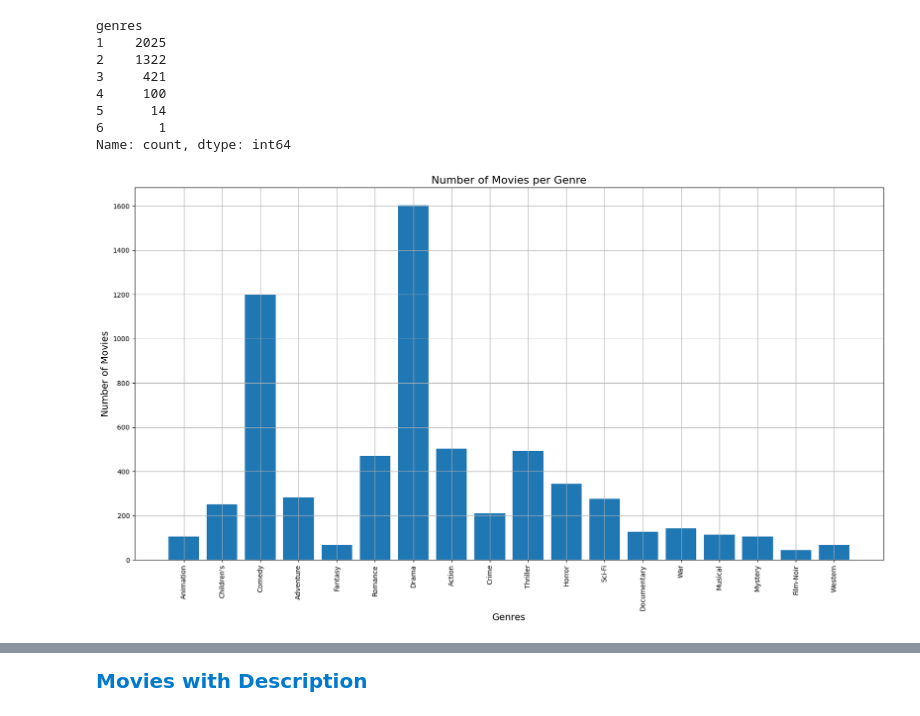
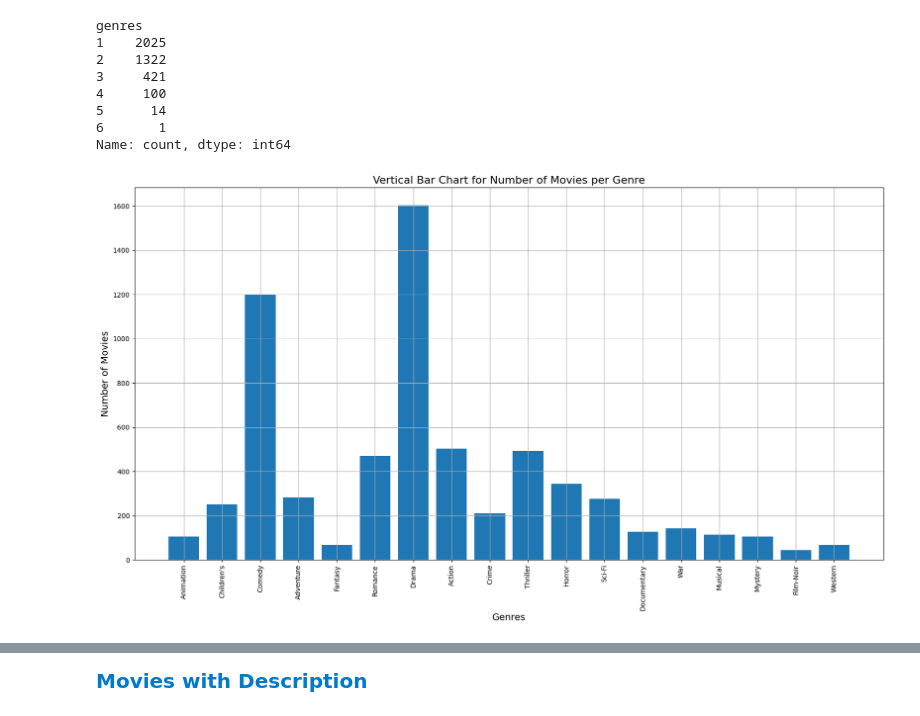
Before and after one commit to Hoang-Doan123/Movie-Recommendation-System-on-MovieLens, a Jupyter notebook: Data_Analyzing.ipynb, the cells around one changed output, grey strips where cells are left out. Saved outputs shown, nothing was run; the diff lists cells and outputs as text; code cells hidden in the pictures.

```diff
--- a/Data_Analyzing.ipynb
+++ b/Data_Analyzing.ipynb
@@ -77,22 +77,22 @@ Name: count, dtype: int64
 # %%
 from collections import defaultdict
 
 genres_counter = defaultdict(int)
 for genre_str in movies['genres']:
     genres = genre_str.split('|')
     for genre in genres:
         genres_counter[genre] += 1
 
 plt.figure(figsize=(20, 10))
 plt.bar(x=genres_counter.keys(), height=genres_counter.values())
 plt.xticks(rotation=90)
 plt.xlabel('Genres', fontsize=14)
 plt.ylabel('Number of Movies', fontsize=14)
-plt.title('Number of Movies per Genre', fontsize=16)
+plt.title('Vertical Bar Chart for Number of Movies per Genre', fontsize=16)
 plt.grid(True)
 plt.show()
 # %% [output]
-[figure, old version]
+[figure, new version]
 # %%
 movies.nunique()
 # %% [output]
```
Also changed, not shown: parts of 7 cells of this notebook, 2 other files.
